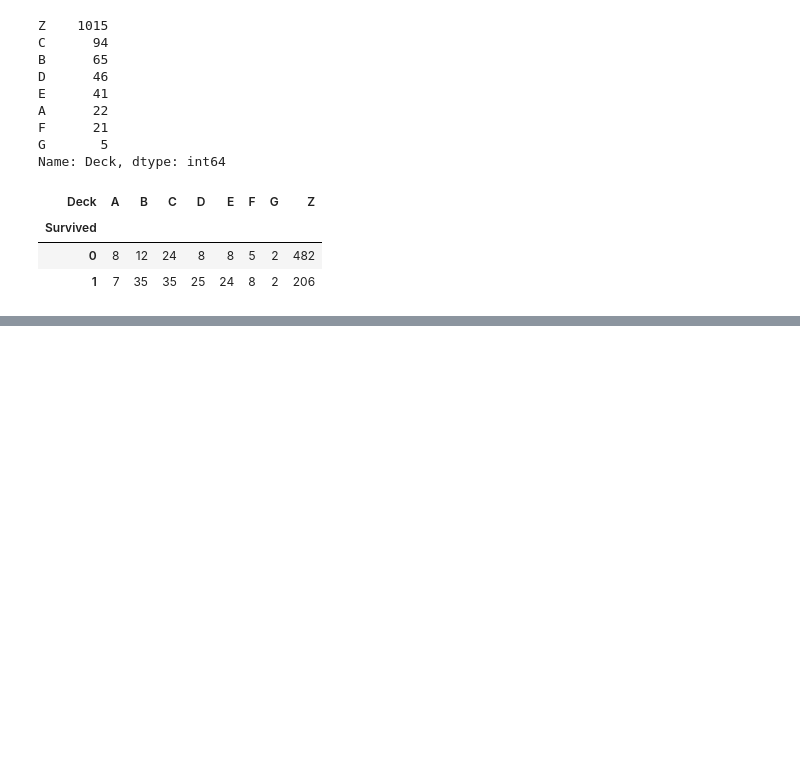
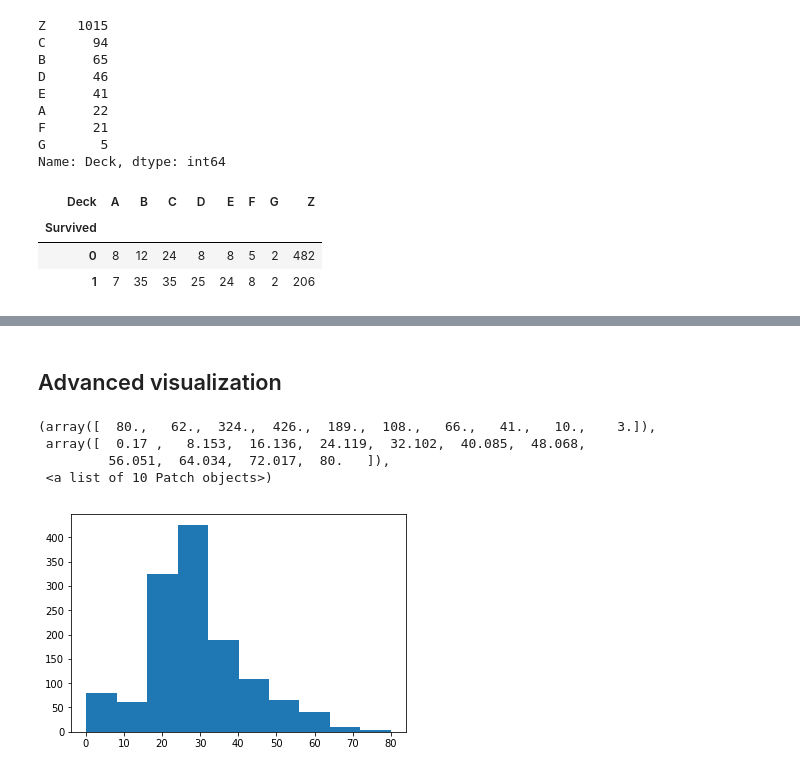
Before and after one commit to karatugo/titanic, a Jupyter notebook: 2_exploring_and_processing_data.ipynb, the cells around one changed output, grey strips where cells are left out. Saved outputs shown, nothing was run; the diff lists cells and outputs as text; code cells hidden in the pictures; blank space fills up the shorter version.

```diff
--- a/2_exploring_and_processing_data.ipynb
+++ b/2_exploring_and_processing_data.ipynb
@@ -989,0 +987,6 @@ pd.crosstab(df[df.Survived != -888].Survived, df[df.Survived != -888].Deck)
+# %%
+df['IsMale'] = np.where(df.Sex=="male", 1 ,0)
+# %%
+df = pd.get_dummies(df,
+                    columns=["Deck", "Pclass", "Title",
+                             "Fare_Bin", "Embarked", "AgeState"])
@@ -989,0 +1015,6 @@ pd.crosstab(df[df.Survived != -888].Survived, df[df.Survived != -888].Deck)
+# %%
+df.drop(["Cabin", "Name", "Ticket", "Parch", "SibSp", "Sex"], axis=1, inplace=True)
+# %%
+columns = [c for c in df.columns if c != "Survived"]
+columns = ["Survived"] + columns
+df = df[columns]
@@ -989,0 +1054,2 @@ pd.crosstab(df[df.Survived != -888].Survived, df[df.Survived != -888].Deck)
+# %% [markdown]
+## Advanced visualization
@@ -989,0 +1059,8 @@ pd.crosstab(df[df.Survived != -888].Survived, df[df.Survived != -888].Deck)
+# %%
+plt.hist(df.Age)
+# %% [output]
+(array([  80.,   62.,  324.,  426.,  189.,  108.,   66.,   41.,   10.,    3.]),
+ array([  0.17 ,   8.153,  16.136,  24.119,  32.102,  40.085,  48.068,
+         56.051,  64.034,  72.017,  80.   ]),
+ <a list of 10 Patch objects>)
+[figure, added]
```
Also changed, not shown: parts of 15 cells of this notebook.
